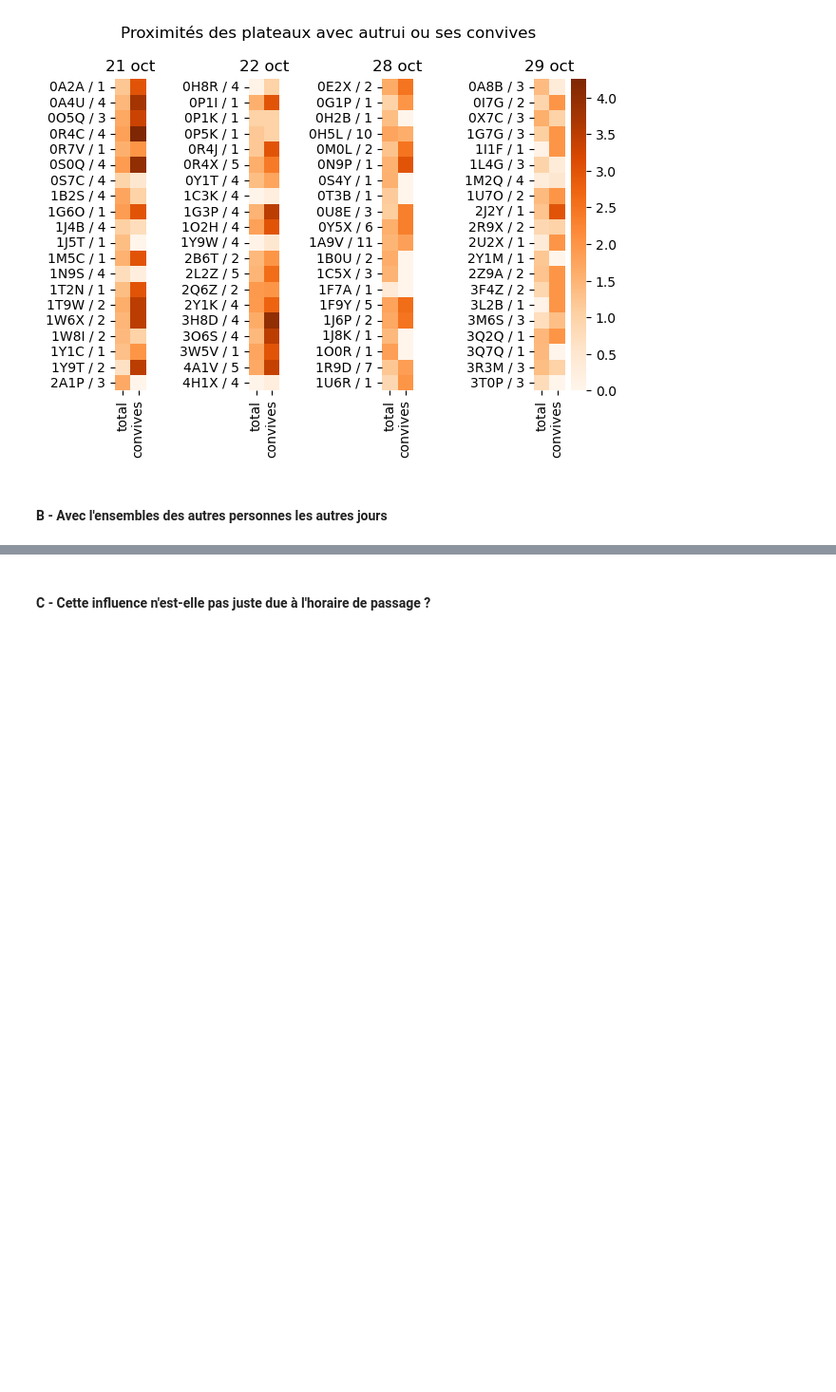
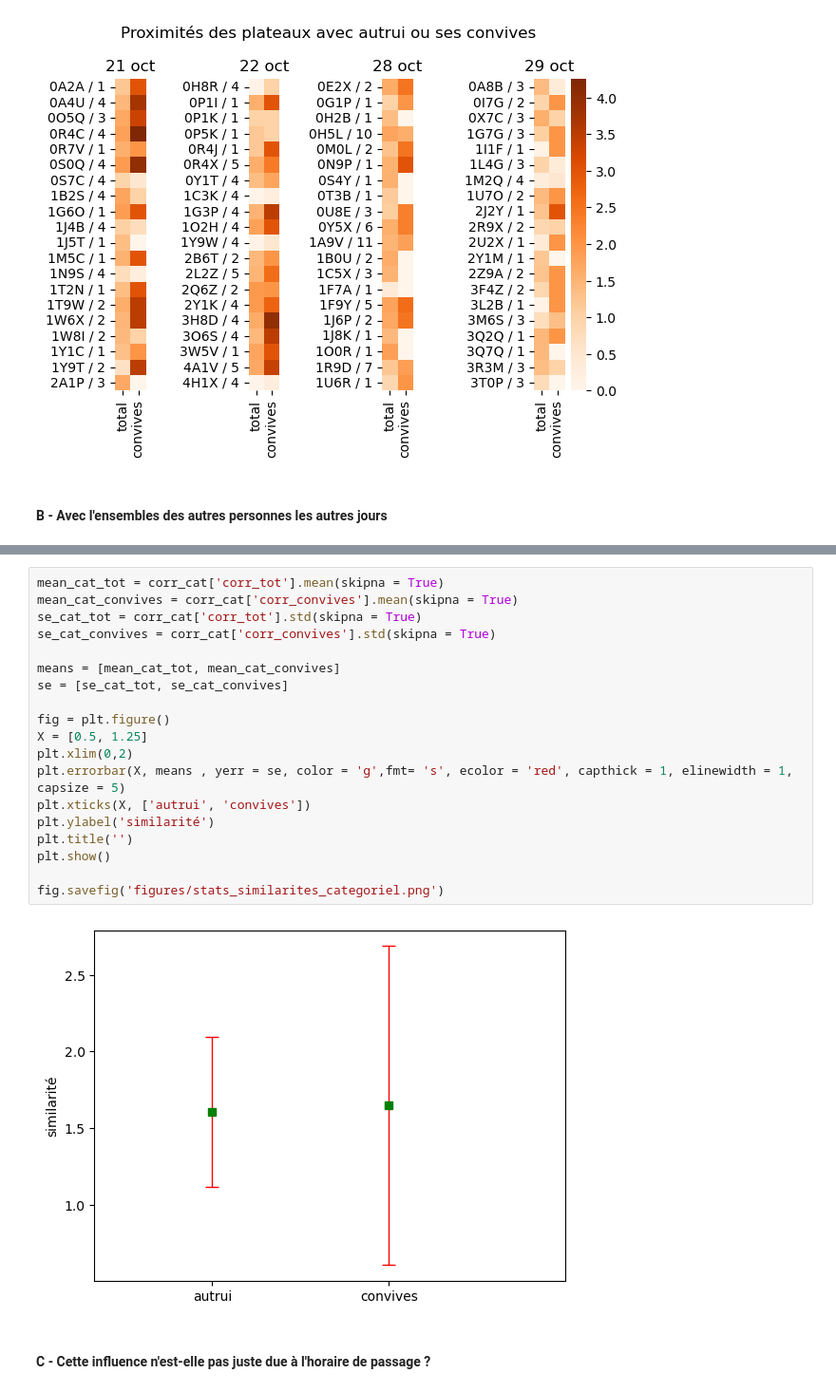
Before and after one commit to hippolyte456/Projet_MIChoCo, a Jupyter notebook: analyse/correlation_hélène.ipynb, the cells around one changed output, grey strips where cells are left out. Shown: that part at 95% size. Drawn from its saved outputs; the diff is of its cells as text; blank space fills up the shorter version.

```diff
--- a/analyse/correlation_hélène.ipynb
+++ b/analyse/correlation_hélène.ipynb
@@ -313,4 +391,25 @@ sns.heatmap(table[['corr_tot', 'corr_convives']][0:20], cmap = 'Oranges', square
 [figure]
+# %%
+mean_cat_tot = corr_cat['corr_tot'].mean(skipna = True)
+mean_cat_convives = corr_cat['corr_convives'].mean(skipna = True)
+se_cat_tot = corr_cat['corr_tot'].std(skipna = True)
+se_cat_convives = corr_cat['corr_convives'].std(skipna = True)
+
+means = [mean_cat_tot, mean_cat_convives]
+se = [se_cat_tot, se_cat_convives]
+
+fig = plt.figure()
+X = [0.5, 1.25]
+plt.xlim(0,2)
+plt.errorbar(X, means , yerr = se, color = 'g',fmt= 's', ecolor = 'red', capthick = 1, elinewidth = 1, capsize = 5)
+plt.xticks(X, ['autrui', 'convives'])
+plt.ylabel('similarité')
+plt.title('')
+plt.show()
+
+fig.savefig('figures/stats_similarites_categoriel.png')
+# %% [output]
+[figure, added]
 # %% [markdown]
 #### C - Cette influence n'est-elle pas juste due à l'horaire de passage ?
 # %%
```
Also changed, not shown: parts of 13 cells of this notebook, 10 other files.
